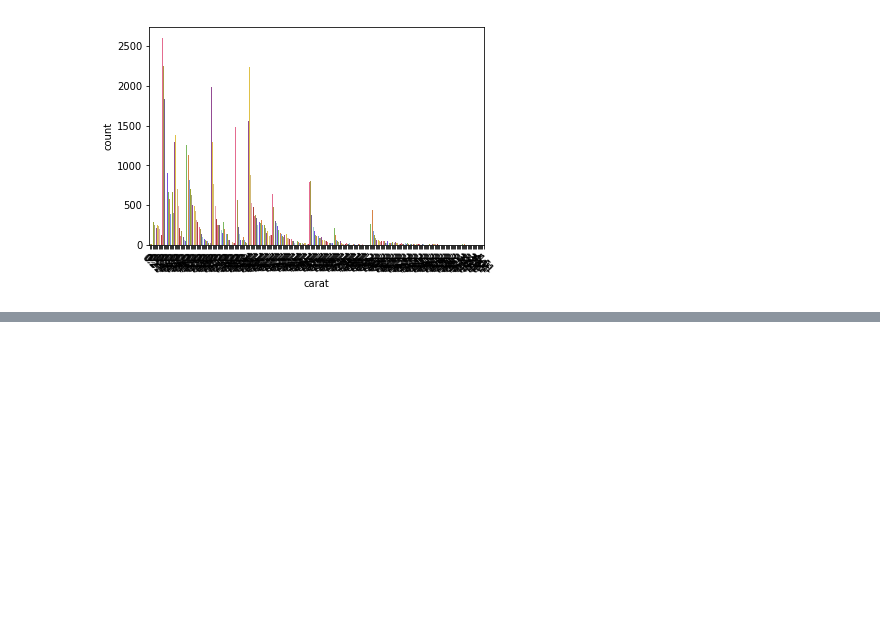
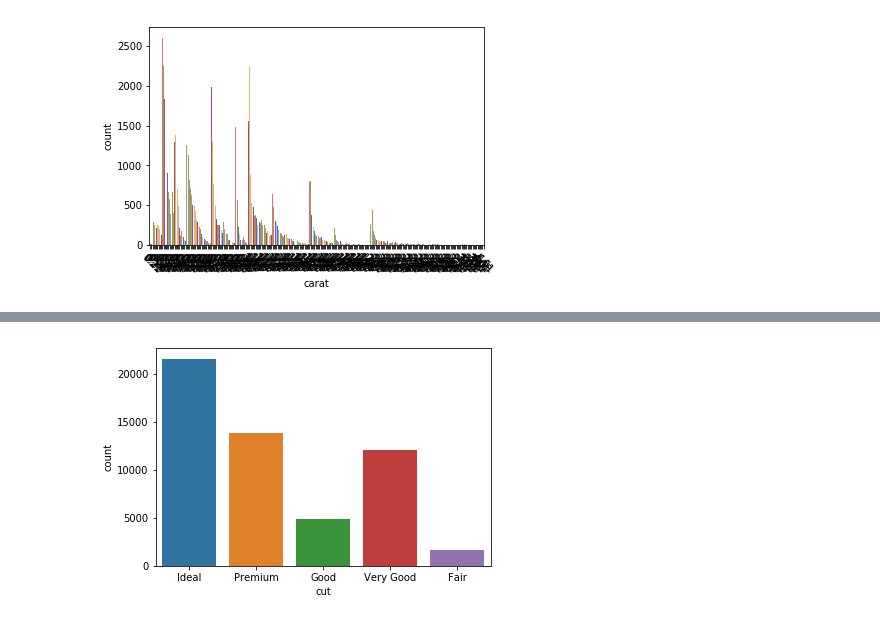
Before and after one commit to tyettil21/DataAnalyticsbootcamp2018mc, a Jupyter notebook: Practice - Diamond.ipynb, the cells around one changed output, grey strips where cells are left out. Saved outputs shown, nothing was run; the diff lists cells and outputs as text; code cells hidden in the pictures; blank space fills up the shorter version.

```diff
--- a/Practice - Diamond.ipynb
+++ b/Practice - Diamond.ipynb
@@ -474,0 +656,3 @@ plt.xticks(rotation=-45)
+# %%
+#rename the Unnamed: 0 column so it doesn't cause further issues
+df.rename(columns={'Unnamed: 0': 'Number'}, inplace =True)
@@ -474,0 +671,6 @@ plt.xticks(rotation=-45)
+# %%
+#bar chart of cut status
+sns.countplot(x='cut', data=df)
+plt.show()
+# %% [output]
+[figure, added]
```
Also changed, not shown: parts of 62 cells of this notebook.
